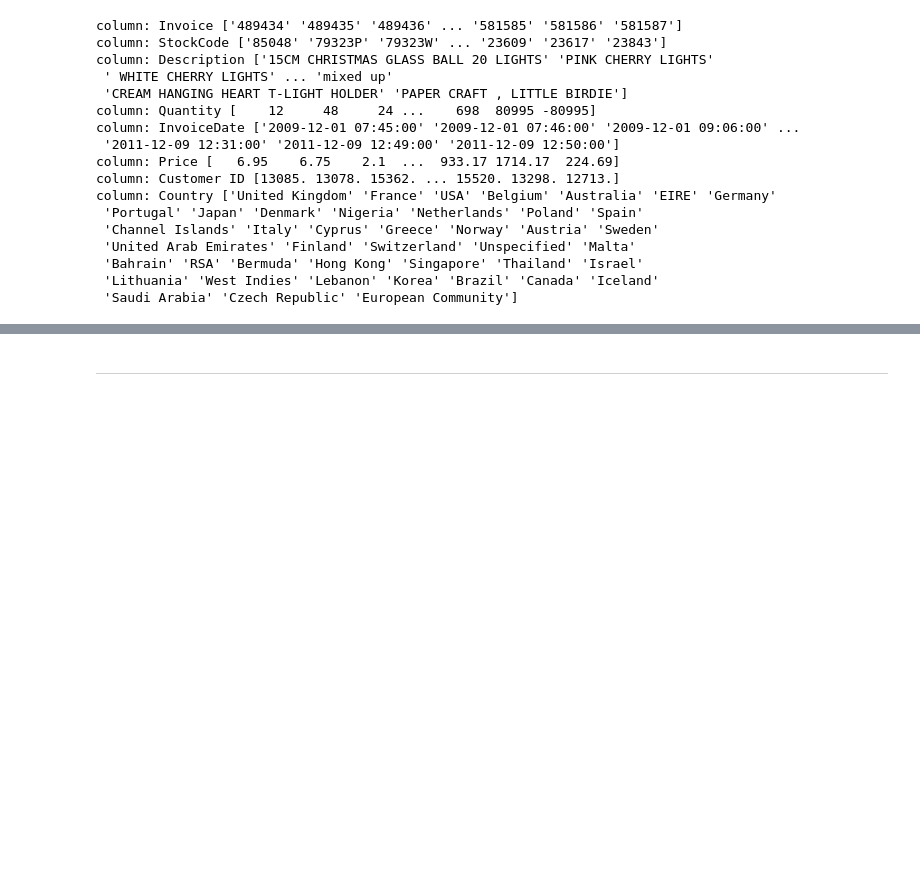
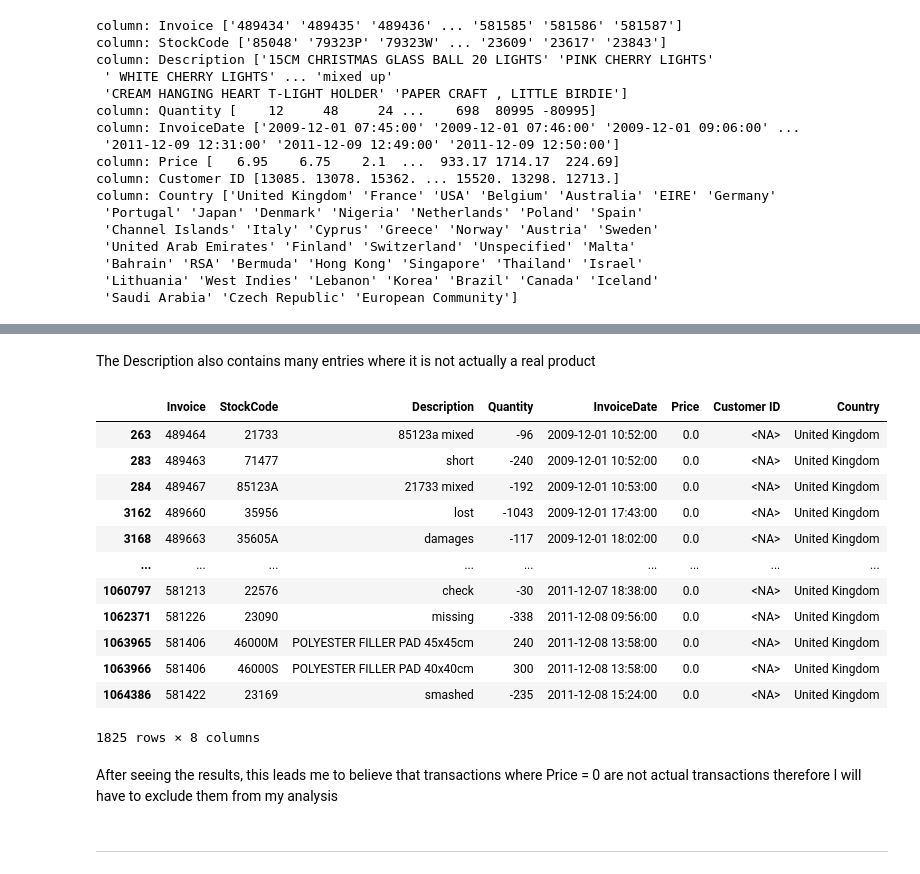
Before and after one commit to PearlisSad/Capstone-E-Commerce-Analysis, a Jupyter notebook: jupyter_notebooks/data-cleaning.ipynb, the cells around one changed output, grey strips where cells are left out. Drawn from its saved outputs; the diff is of its cells as text; code cells hidden in the pictures; blank space fills up the shorter version.

```diff
--- a/jupyter_notebooks/data-cleaning.ipynb
+++ b/jupyter_notebooks/data-cleaning.ipynb
@@ -214,3 +237,23 @@ column: Country ['United Kingdom' 'France' 'USA' 'Belgium' 'Australia' 'EIRE' 'G
+# %% [markdown]
+The Description also contains many entries where it is not actually a real product
+# %%
+df[(df["Description"].notna()) & (df["Price"] <= 0)]
+# %% [output]
+|  | Invoice | StockCode | Description | Quantity | InvoiceDate | Price | Customer ID | Country |
+| 263 | 489464 | 21733 | 85123a mixed | -96 | 2009-12-01 10:52:00 | 0.0 | <NA> | United Kingdom |
+| 283 | 489463 | 71477 | short | -240 | 2009-12-01 10:52:00 | 0.0 | <NA> | United Kingdom |
+| 284 | 489467 | 85123A | 21733 mixed | -192 | 2009-12-01 10:53:00 | 0.0 | <NA> | United Kingdom |
+| 3162 | 489660 | 35956 | lost | -1043 | 2009-12-01 17:43:00 | 0.0 | <NA> | United Kingdom |
+| 3168 | 489663 | 35605A | damages | -117 | 2009-12-01 18:02:00 | 0.0 | <NA> | United Kingdom |
+| ... | ... | ... | ... | ... | ... | ... | ... | ... |
+| 1060797 | 581213 | 22576 | check | -30 | 2011-12-07 18:38:00 | 0.0 | <NA> | United Kingdom |
+| 1062371 | 581226 | 23090 | missing | -338 | 2011-12-08 09:56:00 | 0.0 | <NA> | United Kingdom |
+| 1063965 | 581406 | 46000M | POLYESTER FILLER PAD 45x45cm | 240 | 2011-12-08 13:58:00 | 0.0 | <NA> | United Kingdom |
+| 1063966 | 581406 | 46000S | POLYESTER FILLER PAD 40x40cm | 300 | 2011-12-08 13:58:00 | 0.0 | <NA> | United Kingdom |
+| 1064386 | 581422 | 23169 | smashed | -235 | 2011-12-08 15:24:00 | 0.0 | <NA> | United Kingdom |
+1825 rows × 8 columns
+# %% [markdown]
+After seeing the results, this leads me to believe that transactions where Price = 0 are not actual transactions therefore I will have to exclude them from my analysis
 # %% [markdown]
 ---
 # %%
```
Also changed, not shown: parts of 8 cells of this notebook, 2 other files.
